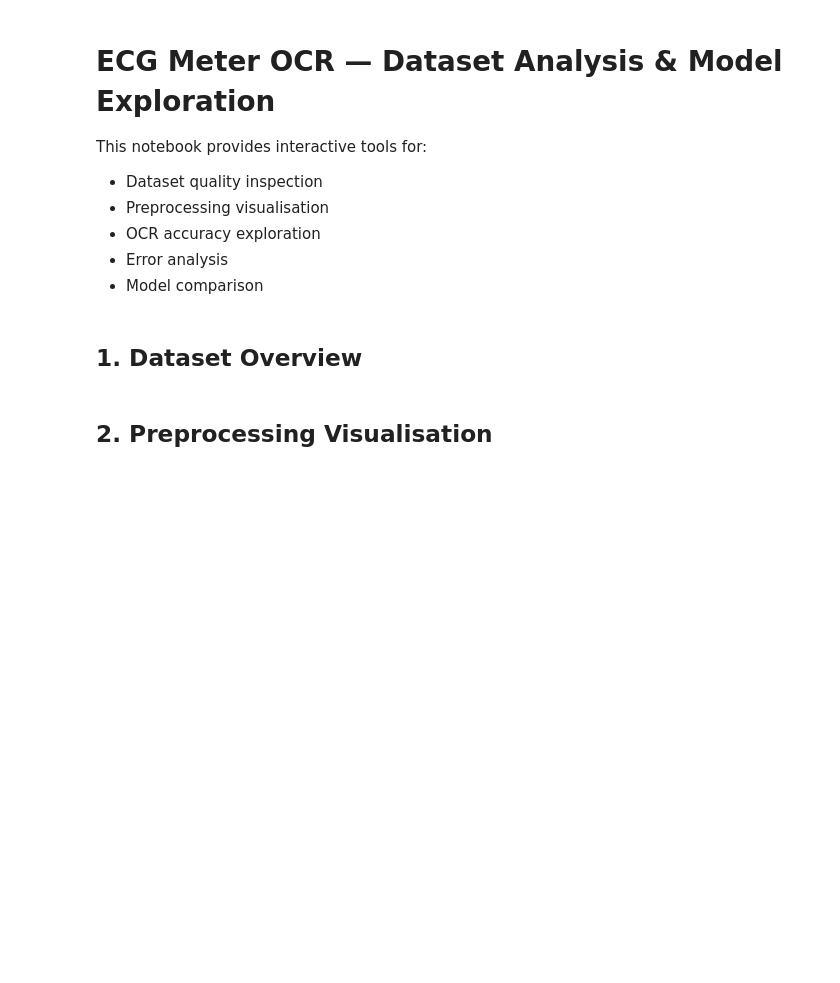
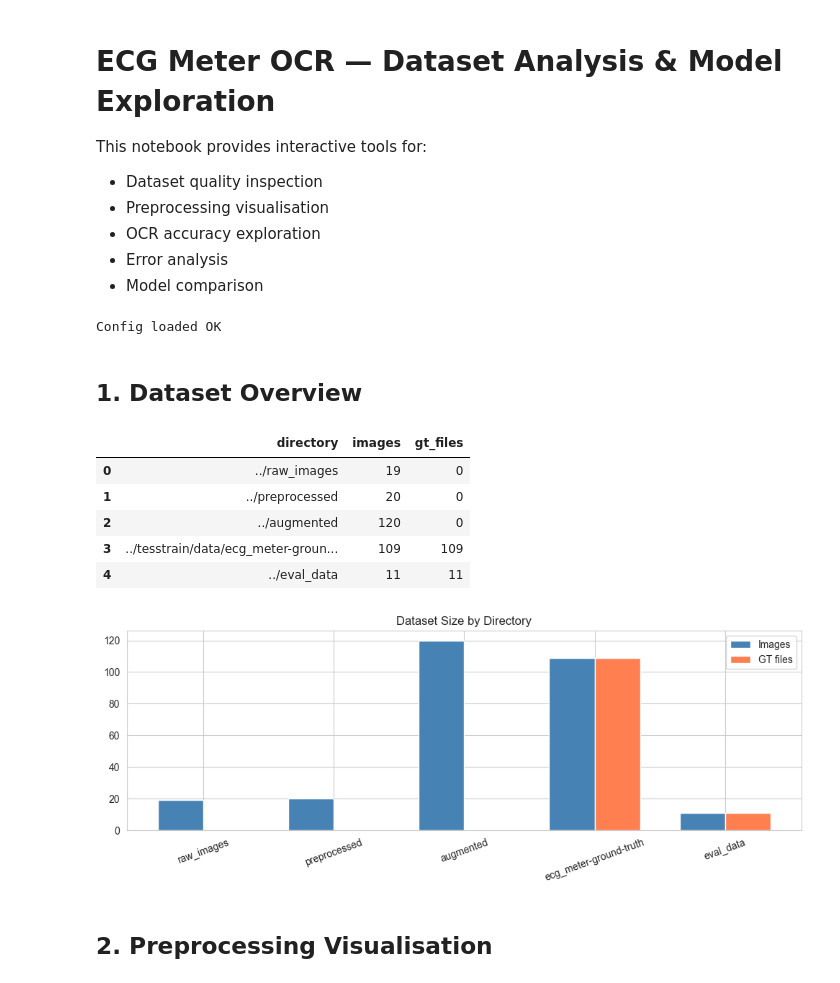
Before and after one commit to purplegeminii/ECG_OCR, a Jupyter notebook: notebooks/ecg_ocr_analysis.ipynb, the cells around one changed output. Saved outputs shown, nothing was run; the diff lists cells and outputs as text; code cells hidden in the pictures; blank space fills up the shorter version.

```diff
--- a/notebooks/ecg_ocr_analysis.ipynb
+++ b/notebooks/ecg_ocr_analysis.ipynb
@@ -9,7 +9,7 @@ This notebook provides interactive tools for:
 - Model comparison
 # %%
 import sys
-sys.path.insert(0, '../scripts')
+sys.path.insert(0, '..')
 
 import cv2
 import numpy as np
@@ -28,6 +28,8 @@ cfg = load_config('../config/config.yaml')
 print('Config loaded OK')
 sns.set_style('whitegrid')
 %matplotlib inline
+# %% [output]
+Config loaded OK
 # %% [markdown]
 ## 1. Dataset Overview
 # %%
@@ -36,34 +38,42 @@ dirs_to_check = [
     '../raw_images',
     '../preprocessed',
     '../augmented',
-    '../training_data',
+    '../tesstrain/data/ecg_meter-ground-truth',
     '../eval_data',
 ]
 
 stats = []
 for d in dirs_to_check:
     p = Path(d)
     if p.exists():
         images = list(p.glob('*.tif')) + list(p.glob('*.jpg')) + list(p.glob('*.png'))
         gts = list(p.glob('*.gt.txt'))
         stats.append({'directory': d, 'images': len(images), 'gt_files': len(gts)})
     else:
         stats.append({'directory': d, 'images': 0, 'gt_files': 0, 'note': 'not found'})
 
 df = pd.DataFrame(stats)
 display(df)
 
 fig, ax = plt.subplots(figsize=(10, 4))
 x = np.arange(len(df))
 w = 0.35
 ax.bar(x - w/2, df['images'], w, label='Images', color='steelblue')
 ax.bar(x + w/2, df['gt_files'], w, label='GT files', color='coral')
 ax.set_xticks(x)
 ax.set_xticklabels([Path(d).name for d in df['directory']], rotation=20)
 ax.set_title('Dataset Size by Directory')
 ax.legend()
 plt.tight_layout()
 plt.show()
+# %% [output]
+|  | directory | images | gt_files |
+| 0 | ../raw_images | 19 | 0 |
+| 1 | ../preprocessed | 20 | 0 |
+| 2 | ../augmented | 120 | 0 |
+| 3 | ../tesstrain/data/ecg_meter-groun... | 109 | 109 |
+| 4 | ../eval_data | 11 | 11 |
+[figure, added]
 # %% [markdown]
 ## 2. Preprocessing Visualisation
 # %%
```
Also changed, not shown: parts of 4 cells of this notebook, 4 other files.
